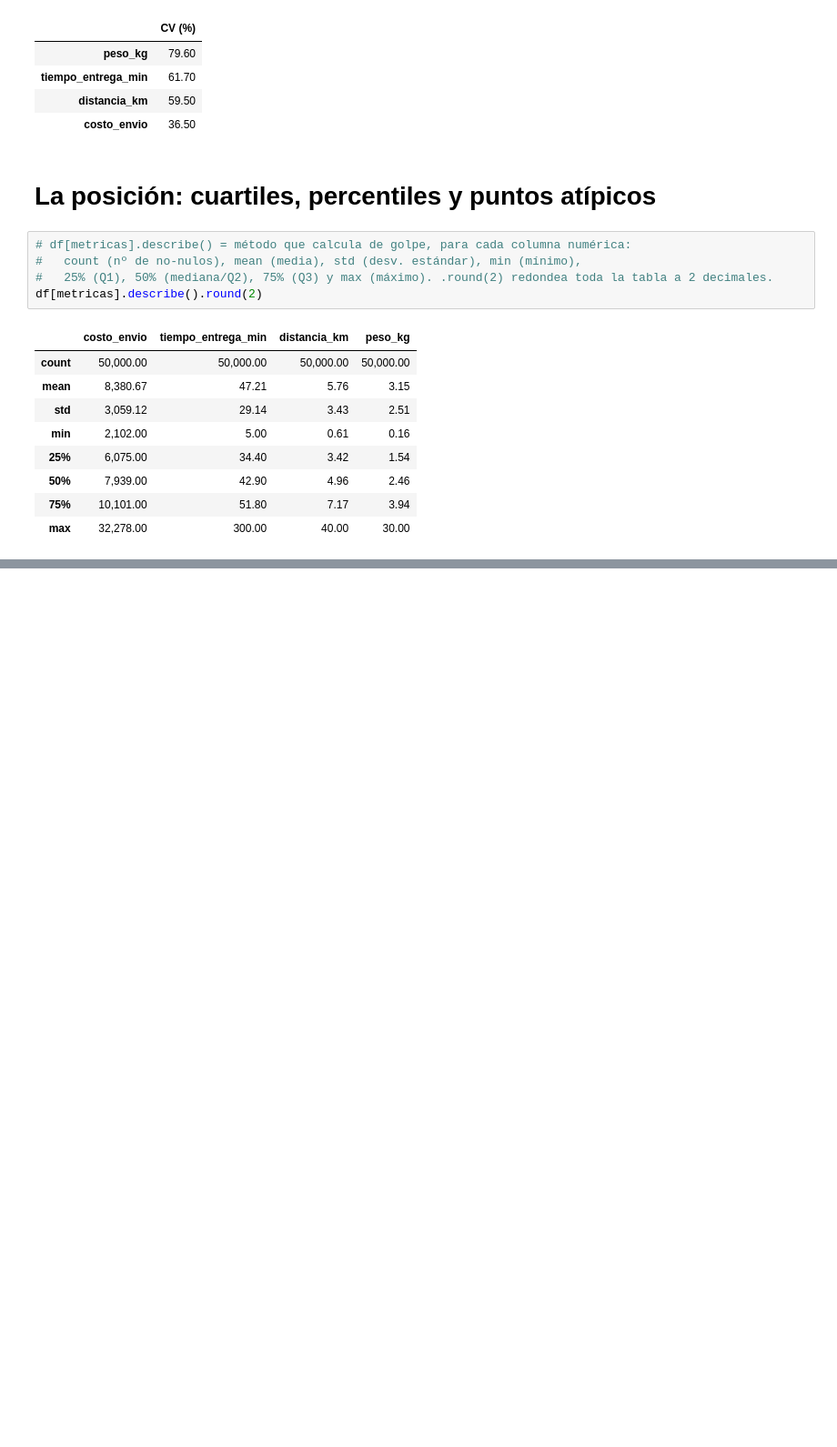
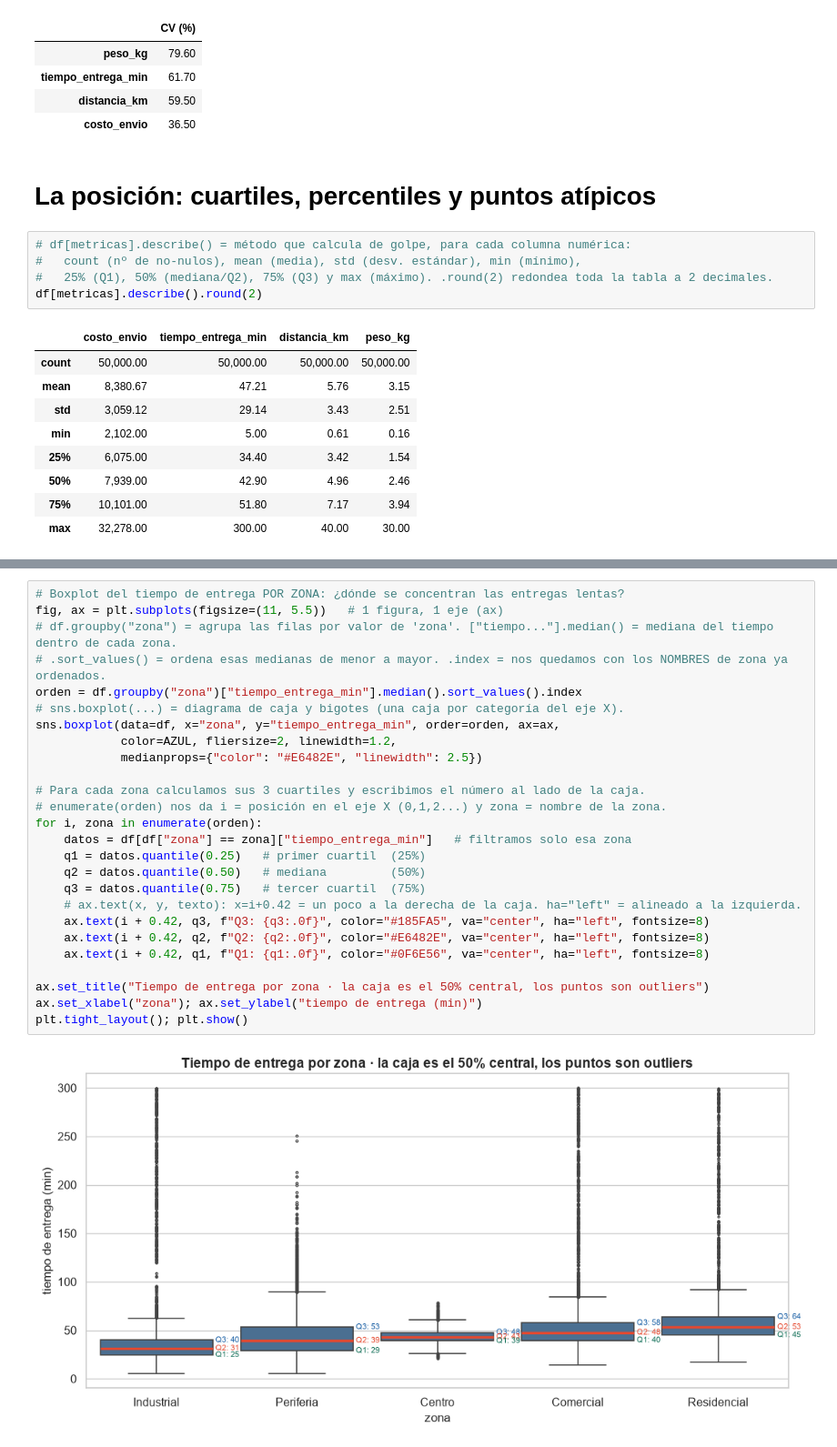
Before and after one commit to MiguelAngelRamos/ejercicio4-analis-datos, a Jupyter notebook: analisis_turboenvios.ipynb, the cells around one changed output, grey strips where cells are left out. Shown at 91% size. Drawn from its saved outputs; the diff is of its cells as text; blank space fills up the shorter version.

```diff
--- a/analisis_turboenvios.ipynb
+++ b/analisis_turboenvios.ipynb
@@ -321,0 +372,28 @@ df[metricas].describe().round(2)
+# %%
+# Boxplot del tiempo de entrega POR ZONA: ¿dónde se concentran las entregas lentas?
+fig, ax = plt.subplots(figsize=(11, 5.5))   # 1 figura, 1 eje (ax)
+# df.groupby("zona") = agrupa las filas por valor de 'zona'. ["tiempo..."].median() = mediana del tiempo dentro de cada zona.
+# .sort_values() = ordena esas medianas de menor a mayor. .index = nos quedamos con los NOMBRES de zona ya ordenados.
+orden = df.groupby("zona")["tiempo_entrega_min"].median().sort_values().index
+# sns.boxplot(...) = diagrama de caja y bigotes (una caja por categoría del eje X).
+sns.boxplot(data=df, x="zona", y="tiempo_entrega_min", order=orden, ax=ax,
+            color=AZUL, fliersize=2, linewidth=1.2,
+            medianprops={"color": "#E6482E", "linewidth": 2.5})
+
+# Para cada zona calculamos sus 3 cuartiles y escribimos el número al lado de la caja.
+# enumerate(orden) nos da i = posición en el eje X (0,1,2...) y zona = nombre de la zona.
+for i, zona in enumerate(orden):
+    datos = df[df["zona"] == zona]["tiempo_entrega_min"]   # filtramos solo esa zona
+    q1 = datos.quantile(0.25)   # primer cuartil  (25%)
+    q2 = datos.quantile(0.50)   # mediana         (50%)
+    q3 = datos.quantile(0.75)   # tercer cuartil  (75%)
+    # ax.text(x, y, texto): x=i+0.42 = un poco a la derecha de la caja. ha="left" = alineado a la izquierda.
+    ax.text(i + 0.42, q3, f"Q3: {q3:.0f}", color="#185FA5", va="center", ha="left", fontsize=8)
+    ax.text(i + 0.42, q2, f"Q2: {q2:.0f}", color="#E6482E", va="center", ha="left", fontsize=8)
+    ax.text(i + 0.42, q1, f"Q1: {q1:.0f}", color="#0F6E56", va="center", ha="left", fontsize=8)
+
+ax.set_title("Tiempo de entrega por zona · la caja es el 50% central, los puntos son outliers")
+ax.set_xlabel("zona"); ax.set_ylabel("tiempo de entrega (min)")
+plt.tight_layout(); plt.show()
+# %% [output]
+[figure, added]
```
Also changed, not shown: parts of 5 cells of this notebook.
